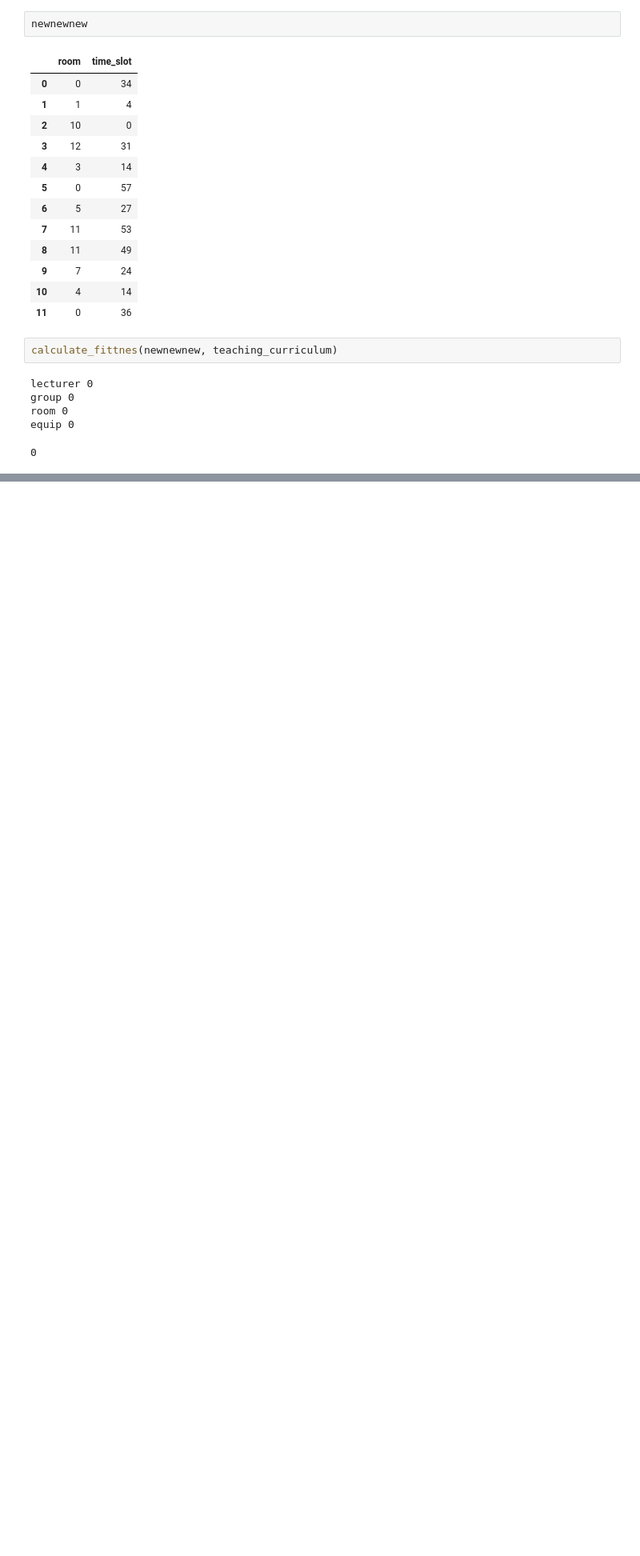
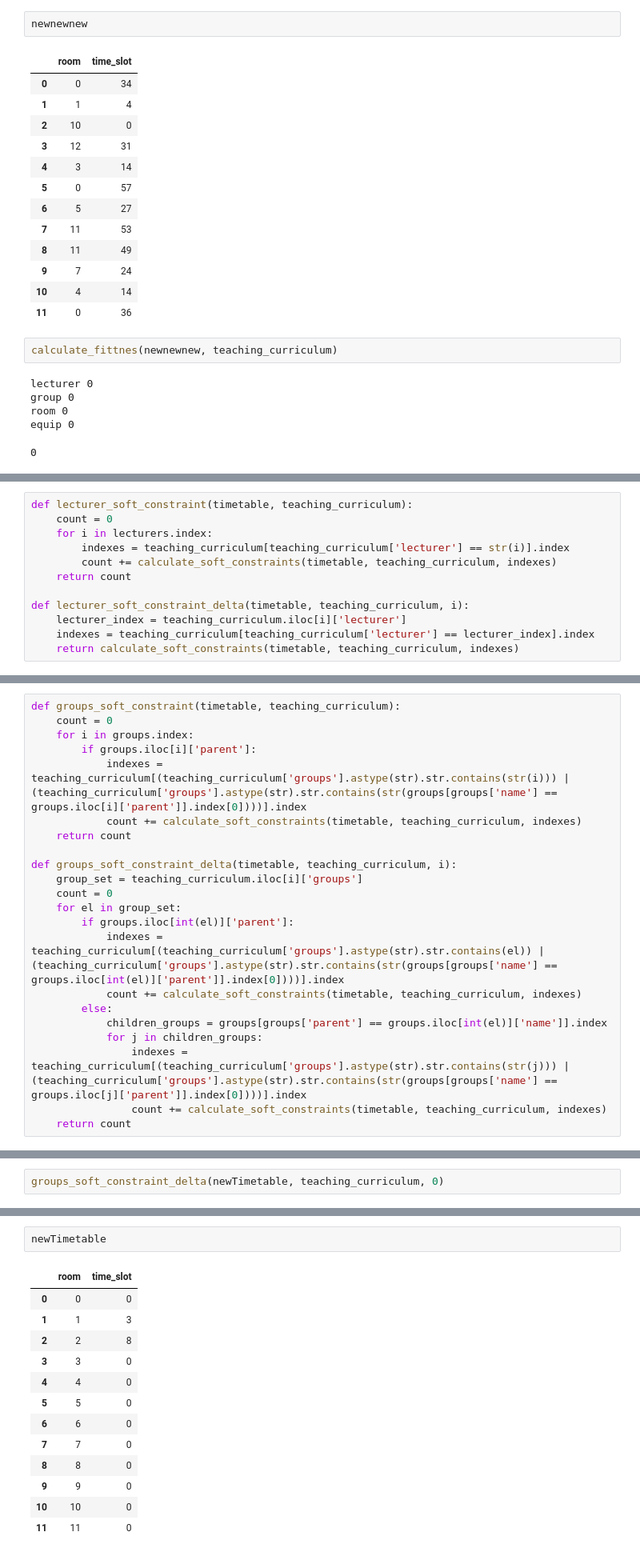
Before and after one commit to PetarZecevic97/automatic-timetable-generation, a Jupyter notebook: timetable_algorithm.ipynb, the cells around one changed output, grey strips where cells are left out. Shown at 80% size. Drawn from its saved outputs; the diff is of its cells as text; blank space fills up the shorter version.

```diff
--- a/timetable_algorithm.ipynb
+++ b/timetable_algorithm.ipynb
@@ -698,0 +756,12 @@ equip 0
+# %%
+def lecturer_soft_constraint(timetable, teaching_curriculum):
+    count = 0
+    for i in lecturers.index:
+        indexes = teaching_curriculum[teaching_curriculum['lecturer'] == str(i)].index
+        count += calculate_soft_constraints(timetable, teaching_curriculum, indexes)
+    return count
+
+def lecturer_soft_constraint_delta(timetable, teaching_curriculum, i):
+    lecturer_index = teaching_curriculum.iloc[i]['lecturer']
+    indexes = teaching_curriculum[teaching_curriculum['lecturer'] == lecturer_index].index
+    return calculate_soft_constraints(timetable, teaching_curriculum, indexes)
@@ -698,0 +773,22 @@ equip 0
+# %%
+def groups_soft_constraint(timetable, teaching_curriculum):
+    count = 0
+    for i in groups.index:
+        if groups.iloc[i]['parent']:
+            indexes = teaching_curriculum[(teaching_curriculum['groups'].astype(str).str.contains(str(i))) | (teaching_curriculum['groups'].astype(str).str.contains(str(groups[groups['name'] == groups.iloc[i]['parent']].index[0])))].index
+            count += calculate_soft_constraints(timetable, teaching_curriculum, indexes)
+    return count
+
+def groups_soft_constraint_delta(timetable, teaching_curriculum, i):
+    group_set = teaching_curriculum.iloc[i]['groups']
+    count = 0
+    for el in group_set:
+        if groups.iloc[int(el)]['parent']:
+            indexes = teaching_curriculum[(teaching_curriculum['groups'].astype(str).str.contains(el)) | (teaching_curriculum['groups'].astype(str).str.contains(str(groups[groups['name'] == groups.iloc[int(el)]['parent']].index[0])))].index
+            count += calculate_soft_constraints(timetable, teaching_curriculum, indexes)
+        else:
+            children_groups = groups[groups['parent'] == groups.iloc[int(el)]['name']].index
+            for j in children_groups:
+                indexes = teaching_curriculum[(teaching_curriculum['groups'].astype(str).str.contains(str(j))) | (teaching_curriculum['groups'].astype(str).str.contains(str(groups[groups['name'] == groups.iloc[j]['parent']].index[0])))].index
+                count += calculate_soft_constraints(timetable, teaching_curriculum, indexes)
+    return count
@@ -698,0 +803,2 @@ equip 0
+# %%
+groups_soft_constraint_delta(newTimetable, teaching_curriculum, 0)
@@ -698,0 +844,16 @@ equip 0
+# %%
+newTimetable
+# %% [output]
+|  | room | time_slot |
+| 0 | 0 | 0 |
+| 1 | 1 | 3 |
+| 2 | 2 | 8 |
+| 3 | 3 | 0 |
+| 4 | 4 | 0 |
+| 5 | 5 | 0 |
+| 6 | 6 | 0 |
+| 7 | 7 | 0 |
+| 8 | 8 | 0 |
+| 9 | 9 | 0 |
+| 10 | 10 | 0 |
+| 11 | 11 | 0 |
```
Also changed, not shown: parts of 24 cells of this notebook.
